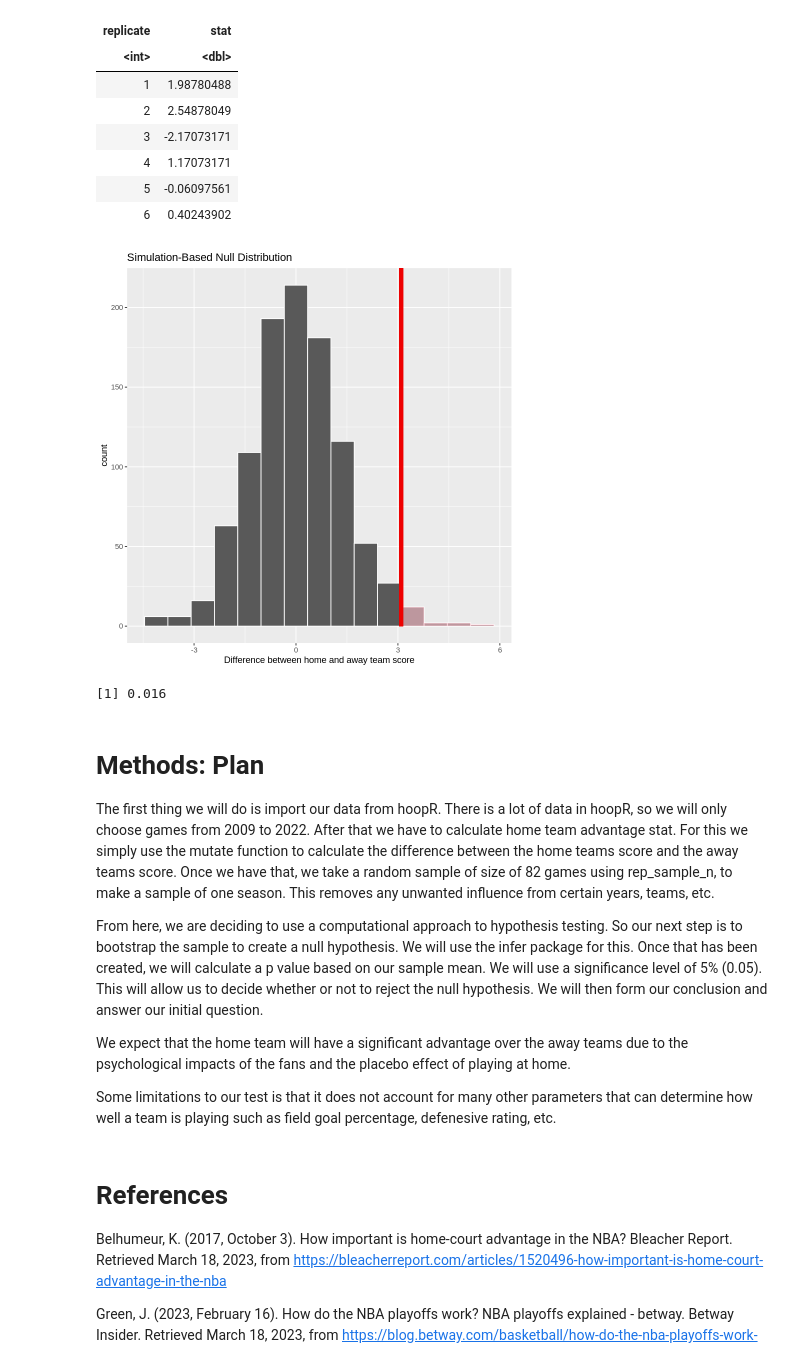
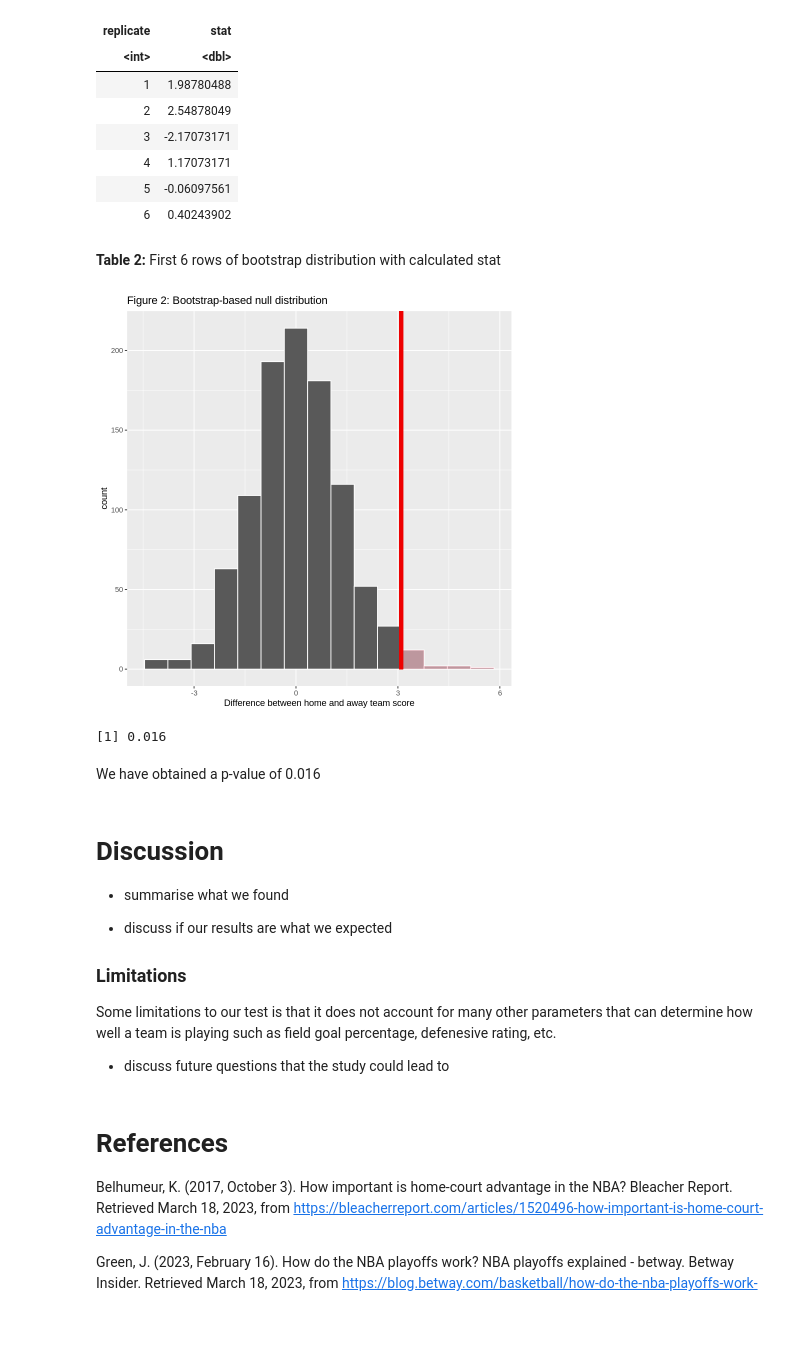
Before and after one commit to leowang801/home-court-advantage, a Jupyter notebook: group_47_project.ipynb, the cells around one changed output. Drawn from its saved outputs; the diff is of its cells as text; code cells hidden in the pictures; blank space fills up the shorter version.

```diff
--- a/group_47_project.ipynb
+++ b/group_47_project.ipynb
@@ -153,16 +163,19 @@ A infer: 6 × 2
 | 4 | 1.17073171 |
 | 5 | -0.06097561 |
 | 6 | 0.40243902 |
+# %% [markdown]
+**Table 2:** First 6 rows of bootstrap distribution with calculated stat
 # %%
 # Visualize null model with p value plotted
 null_dist_plot <- null_dist %>%
     visualize() +
     shade_p_value(obs_stat = sample_mean, direction = "right") +
-    xlab("Difference between home and away team score")
+    xlab("Difference between home and away team score") +
+    ggtitle("Figure 2: Bootstrap-based null distribution")
 
 null_dist_plot
 # %% [output]
-[figure, old version]
+[figure, new version]
 # %%
 # Obtain p value
 
@@ -171,15 +184,20 @@ p_value <- mean(null_dist$stat > sample_mean)
 p_value
 # %% [output]
 [1] 0.016
+# %% [markdown]
+We have obtained a p-value of 0.016
 # %% [markdown]
-# Methods: Plan
-The first thing we will do is import our data from hoopR. There is a lot of data in hoopR, so we will only choose games from 2009 to 2022. After that we have to calculate home team advantage stat. For this we simply use the mutate function to calculate the difference between the home teams score and the away teams score. Once we have that, we take a random sample of size of 82 games using rep_sample_n, to make a sample of one season. This removes any unwanted influence from certain years, teams, etc.
+# Discussion
 
-From here, we are deciding to use a computational approach to hypothesis testing. So our next step is to bootstrap the sample to create a null hypothesis. We will use the infer package for this. Once that has been created, we will calculate a p value based on our sample mean. We will use a significance level of 5% (0.05). This will allow us to decide whether or not to reject the null hypothesis. We will then form our conclusion and answer our initial question.
+- summarise what we found
 
-We expect that the home team will have a significant advantage over the away teams due to the psychological impacts of the fans and the placebo effect of playing at home.
+- discuss if our results are what we expected
 
+
+### Limitations
 Some limitations to our test is that it does not account for many other parameters that can determine how well a team is playing such as field goal percentage, defenesive rating, etc.
+
+- discuss future questions that the study could lead to
 # %% [markdown]
 # References
 Belhumeur, K. (2017, October 3). How important is home-court advantage in the NBA? Bleacher Report.
```
Also changed, not shown: parts of 10 cells of this notebook.
